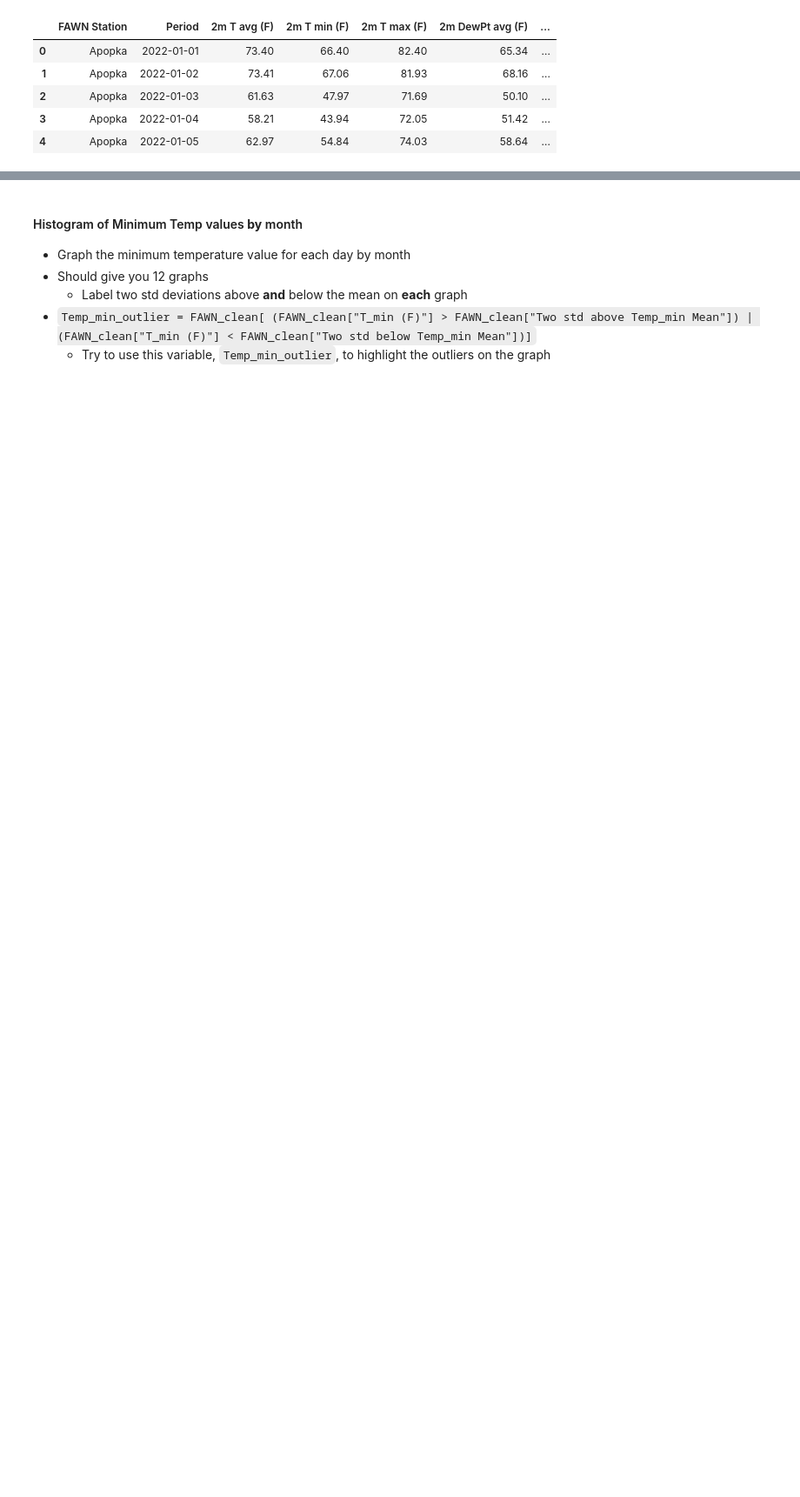
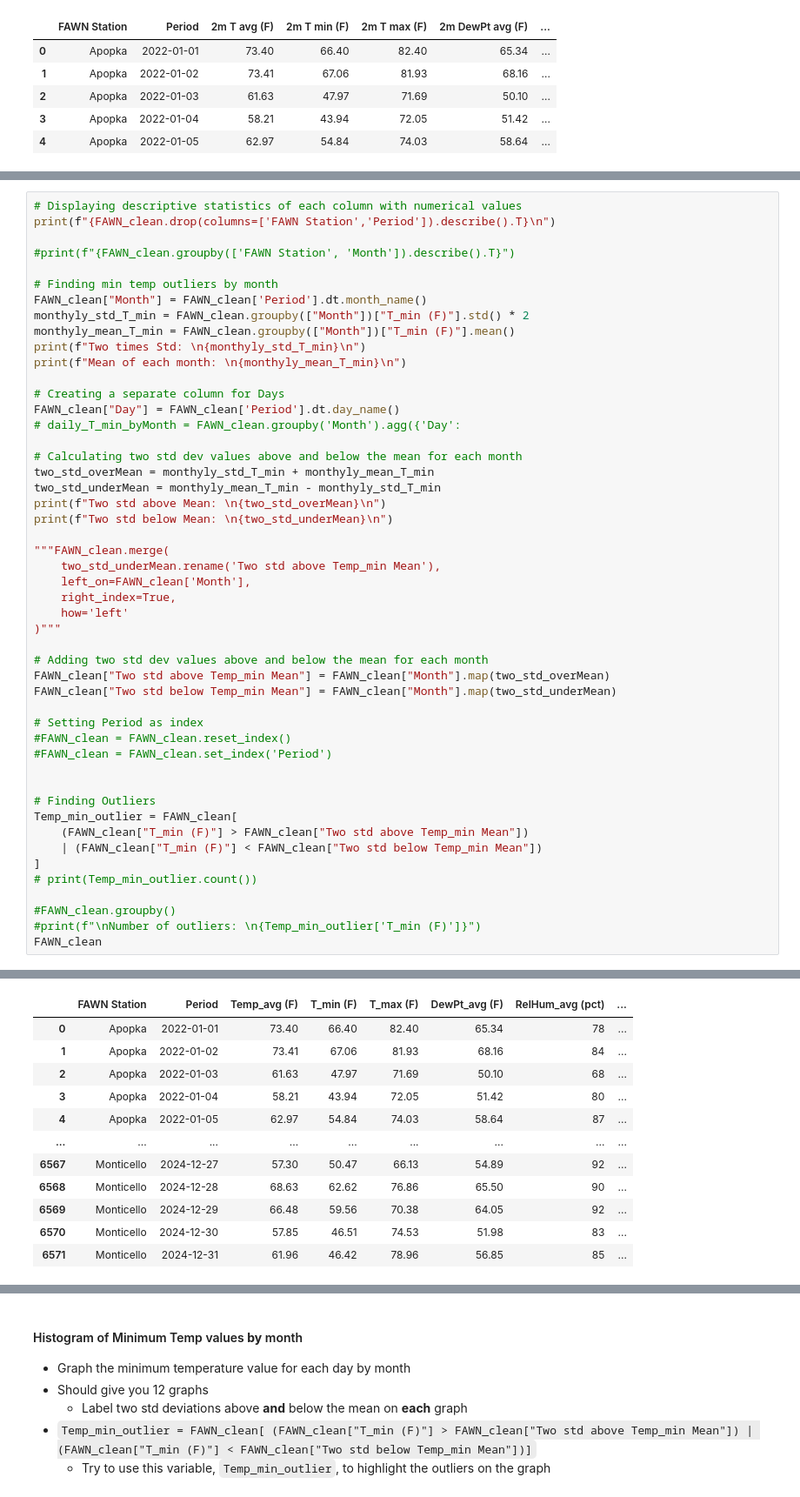
Before and after one commit to dtillman20/EDA-INSY6500-Project, a Jupyter notebook: EDA_final_project_draft.ipynb, the cells around one changed output, grey strips where cells are left out. Shown at 87% size. Drawn from its saved outputs; the diff is of its cells as text; blank space fills up the shorter version.

```diff
--- a/EDA_final_project_draft.ipynb
+++ b/EDA_final_project_draft.ipynb
@@ -224,0 +215,50 @@ TypeError: You have to supply one of 'by' and 'level'
+# %%
+# Displaying descriptive statistics of each column with numerical values
+print(f"{FAWN_clean.drop(columns=['FAWN Station','Period']).describe().T}\n")
+
+#print(f"{FAWN_clean.groupby(['FAWN Station', 'Month']).describe().T}")
+
+# Finding min temp outliers by month
+FAWN_clean["Month"] = FAWN_clean['Period'].dt.month_name()
+monthyly_std_T_min = FAWN_clean.groupby(["Month"])["T_min (F)"].std() * 2
+monthyly_mean_T_min = FAWN_clean.groupby(["Month"])["T_min (F)"].mean()
+print(f"Two times Std: \n{monthyly_std_T_min}\n")
+print(f"Mean of each month: \n{monthyly_mean_T_min}\n")
+
+# Creating a separate column for Days
+FAWN_clean["Day"] = FAWN_clean['Period'].dt.day_name()
+# daily_T_min_byMonth = FAWN_clean.groupby('Month').agg({'Day':
+
+# Calculating two std dev values above and below the mean for each month
+two_std_overMean = monthyly_std_T_min + monthyly_mean_T_min
+two_std_underMean = monthyly_mean_T_min - monthyly_std_T_min
+print(f"Two std above Mean: \n{two_std_overMean}\n")
+print(f"Two std below Mean: \n{two_std_underMean}\n")
+
+"""FAWN_clean.merge(
+    two_std_underMean.rename('Two std above Temp_min Mean'),
+    left_on=FAWN_clean['Month'],
+    right_index=True,
+    how='left'
+)"""
+
+# Adding two std dev values above and below the mean for each month
+FAWN_clean["Two std above Temp_min Mean"] = FAWN_clean["Month"].map(two_std_overMean)
+FAWN_clean["Two std below Temp_min Mean"] = FAWN_clean["Month"].map(two_std_underMean)
+
+# Setting Period as index
+#FAWN_clean = FAWN_clean.reset_index()
+#FAWN_clean = FAWN_clean.set_index('Period')
+
+
+# Finding Outliers
+Temp_min_outlier = FAWN_clean[
+    (FAWN_clean["T_min (F)"] > FAWN_clean["Two std above Temp_min Mean"])
+    | (FAWN_clean["T_min (F)"] < FAWN_clean["Two std below Temp_min Mean"])
+]
+# print(Temp_min_outlier.count())
+
+#FAWN_clean.groupby()
+#print(f"\nNumber of outliers: \n{Temp_min_outlier['T_min (F)']}")
+FAWN_clean
+# %% [output]
@@ -224,0 +302,12 @@ TypeError: You have to supply one of 'by' and 'level'
+|  | FAWN Station | Period | Temp_avg (F) | T_min (F) | T_max (F) | DewPt_avg (F) | RelHum_avg (pct) | ... |
+| 0 | Apopka | 2022-01-01 | 73.40 | 66.40 | 82.40 | 65.34 | 78 | ... |
+| 1 | Apopka | 2022-01-02 | 73.41 | 67.06 | 81.93 | 68.16 | 84 | ... |
+| 2 | Apopka | 2022-01-03 | 61.63 | 47.97 | 71.69 | 50.10 | 68 | ... |
+| 3 | Apopka | 2022-01-04 | 58.21 | 43.94 | 72.05 | 51.42 | 80 | ... |
+| 4 | Apopka | 2022-01-05 | 62.97 | 54.84 | 74.03 | 58.64 | 87 | ... |
+| ... | ... | ... | ... | ... | ... | ... | ... | ... |
+| 6567 | Monticello | 2024-12-27 | 57.30 | 50.47 | 66.13 | 54.89 | 92 | ... |
+| 6568 | Monticello | 2024-12-28 | 68.63 | 62.62 | 76.86 | 65.50 | 90 | ... |
+| 6569 | Monticello | 2024-12-29 | 66.48 | 59.56 | 70.38 | 64.05 | 92 | ... |
+| 6570 | Monticello | 2024-12-30 | 57.85 | 46.51 | 74.53 | 51.98 | 83 | ... |
+| 6571 | Monticello | 2024-12-31 | 61.96 | 46.42 | 78.96 | 56.85 | 85 | ... |
```
Also changed, not shown: parts of 10 cells of this notebook.
